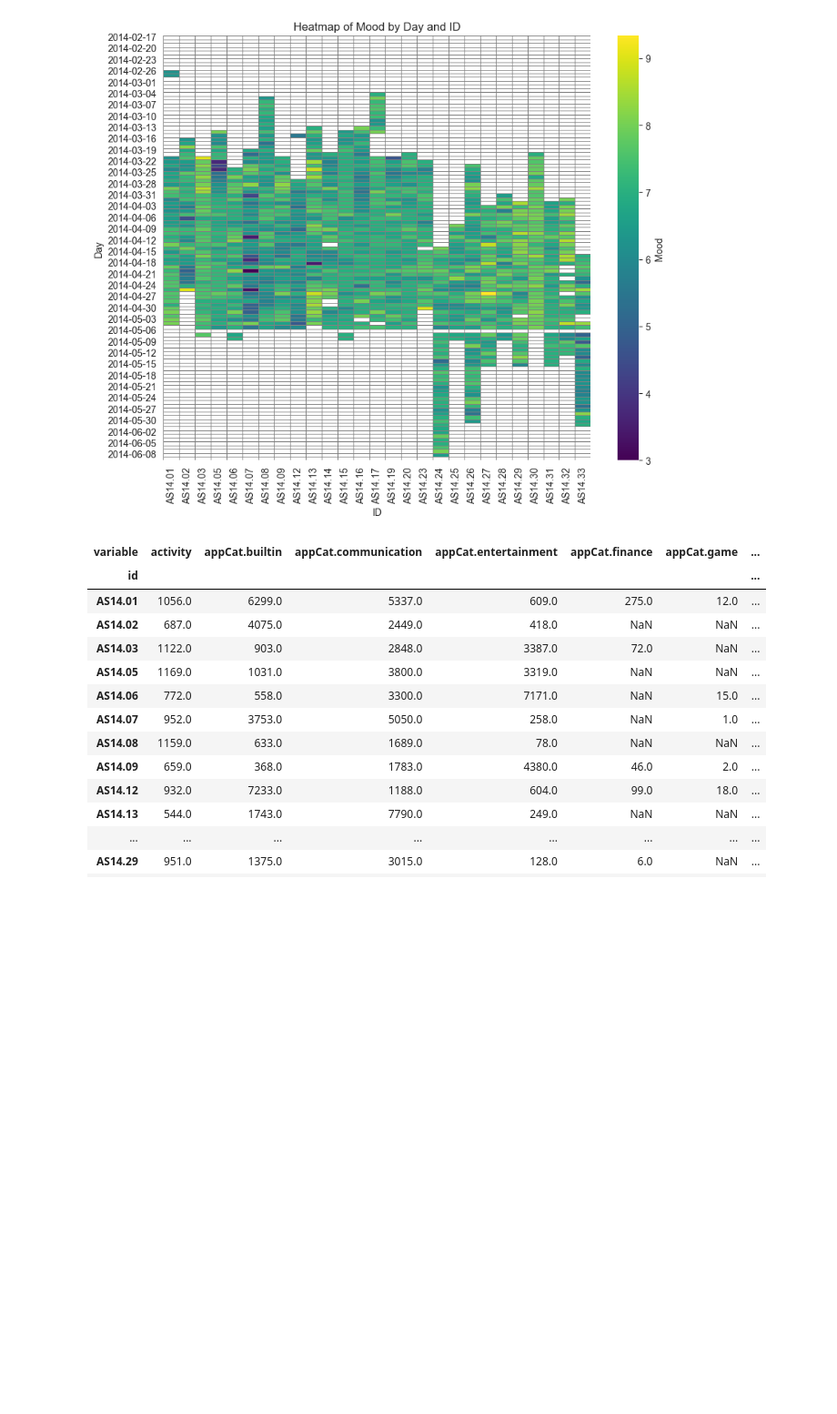
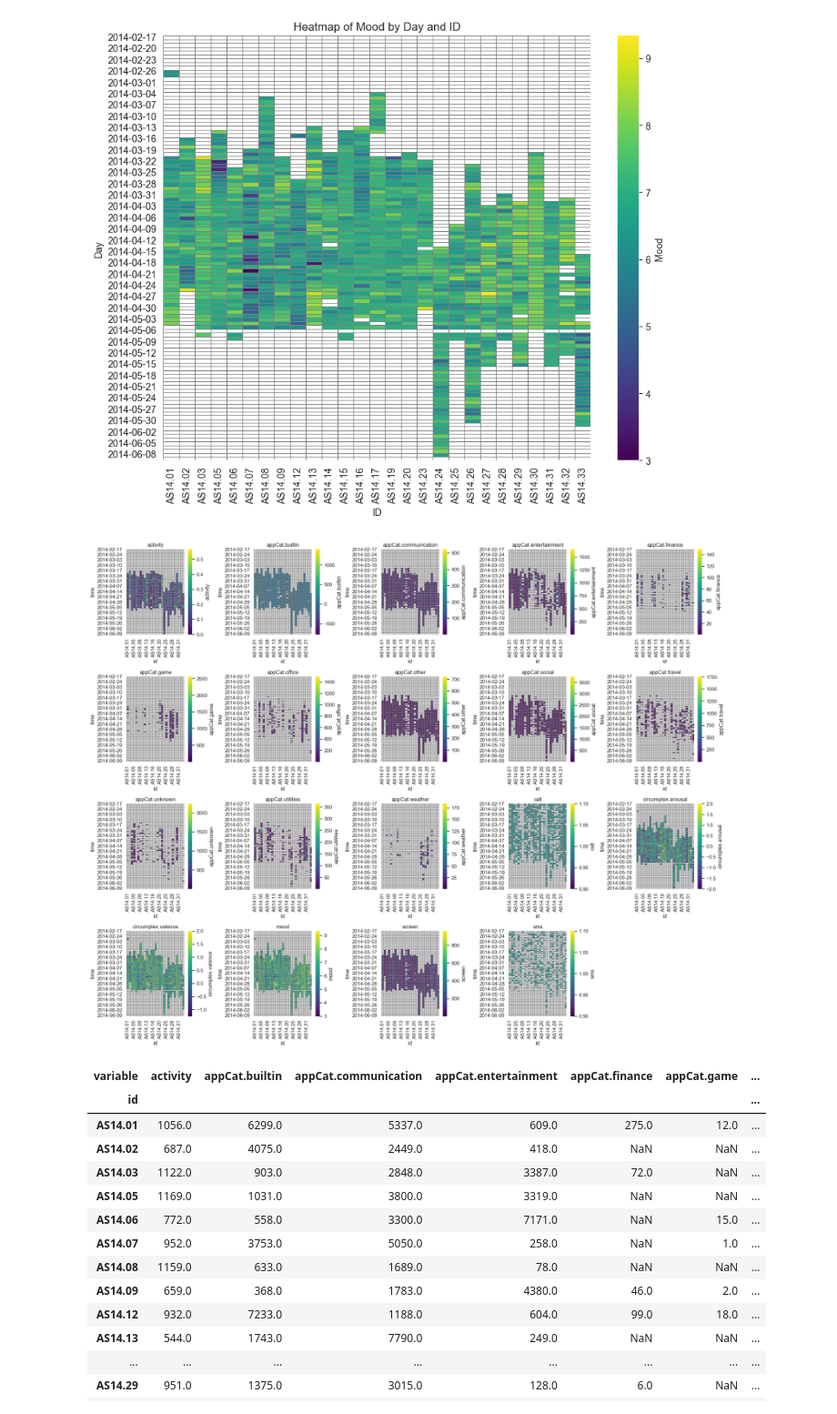
Before and after one commit to shreyaraghavendra/DTM_Group86, a Jupyter notebook: Assignment1/EDA_Shreya.ipynb, the cells around one changed output. Shown: that part at 91% size. Cells and saved outputs as stored; diff of their text form; code cells hidden in the pictures; blank space fills up the shorter version.

```diff
--- a/Assignment1/EDA_Shreya.ipynb
+++ b/Assignment1/EDA_Shreya.ipynb
@@ -120,6 +120,38 @@ Requirement already satisfied: pytz>=2020.1 in /opt/homebrew/lib/python3.11/site
 Requirement already satisfied: tzdata>=2022.7 in /opt/homebrew/lib/python3.11/site-packages (from pandas>=1.2->seaborn) (2024.1)
 Requirement already satisfied: six>=1.5 in /opt/homebrew/lib/python3.11/site-packages (from python-dateutil>=2.7->matplotlib!=3.6.1,>=3.4->seaborn) (1.16.0)
 [figure]
+# %%
+# Set seaborn style for the plots
+sns.set(style="white")
+
+# List all variable names except 'id' and 'time' which are not to be plotted
+variables = [col for col in df_reset.columns if col not in ['id', 'time']]
+
+# Prepare for plotting
+num_variables = len(variables)
+num_rows = -(-num_variables // 5)  # Ceiling division to calculate the number of rows needed
+fig, axs = plt.subplots(num_rows, 5, figsize=(20, num_rows * 4))  # Adjust figsize as needed
+
+# Flatten the axs array for easy iteration
+axs = axs.flatten()
+
+for i, var in enumerate(variables):
+    # Pivot the table for the current variable
+    heatmap_df = df_reset.pivot(index='time', columns='id', values=var)
+
+    # Plot the heatmap
+    sns.heatmap(heatmap_df, ax=axs[i], cmap="viridis", cbar_kws={'label': var}, linewidths=.5, linecolor='gray')
+    axs[i].set_title(var)
+    axs[i].set_facecolor('white')  # Set the background color for NaN values to white
+
+# Hide any unused subplots that might exist if the number of variables is not a multiple of 5
+for j in range(i + 1, num_rows * 5):
+    axs[j].axis('off')
+
+plt.tight_layout()
+plt.show()
+# %% [output]
+[figure, added]
 # %%
 counts = df.groupby(['id', 'variable']).size().unstack()
 counts
```
Also changed, not shown: 1 other file.
